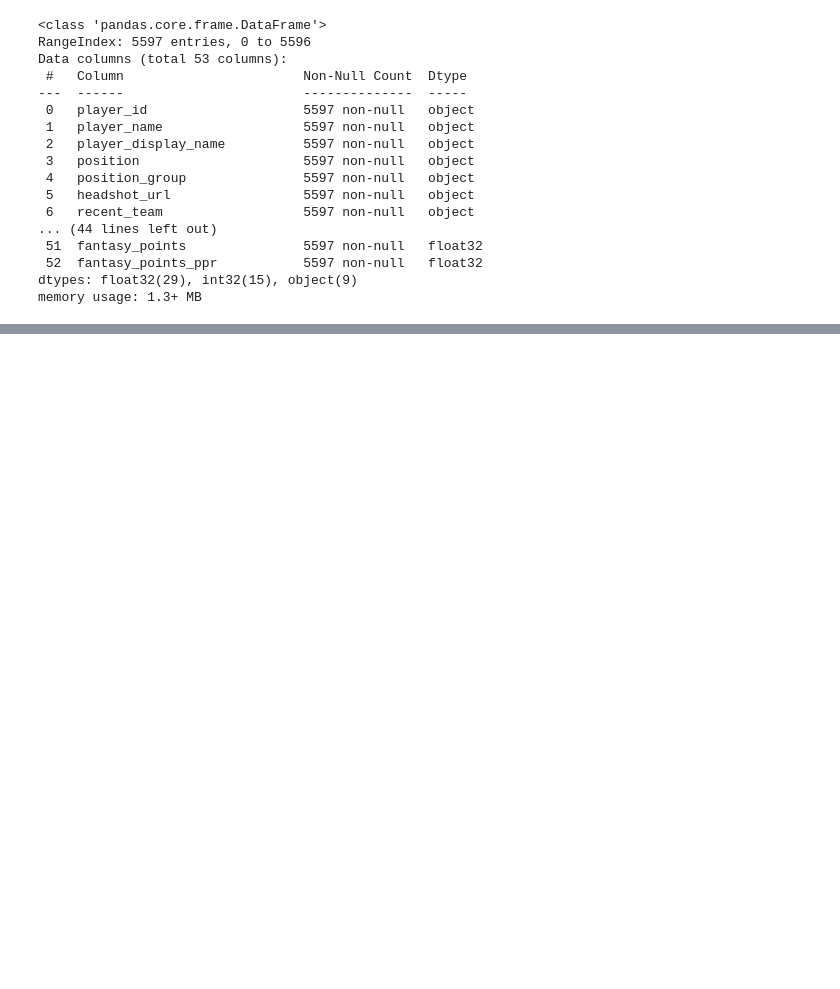
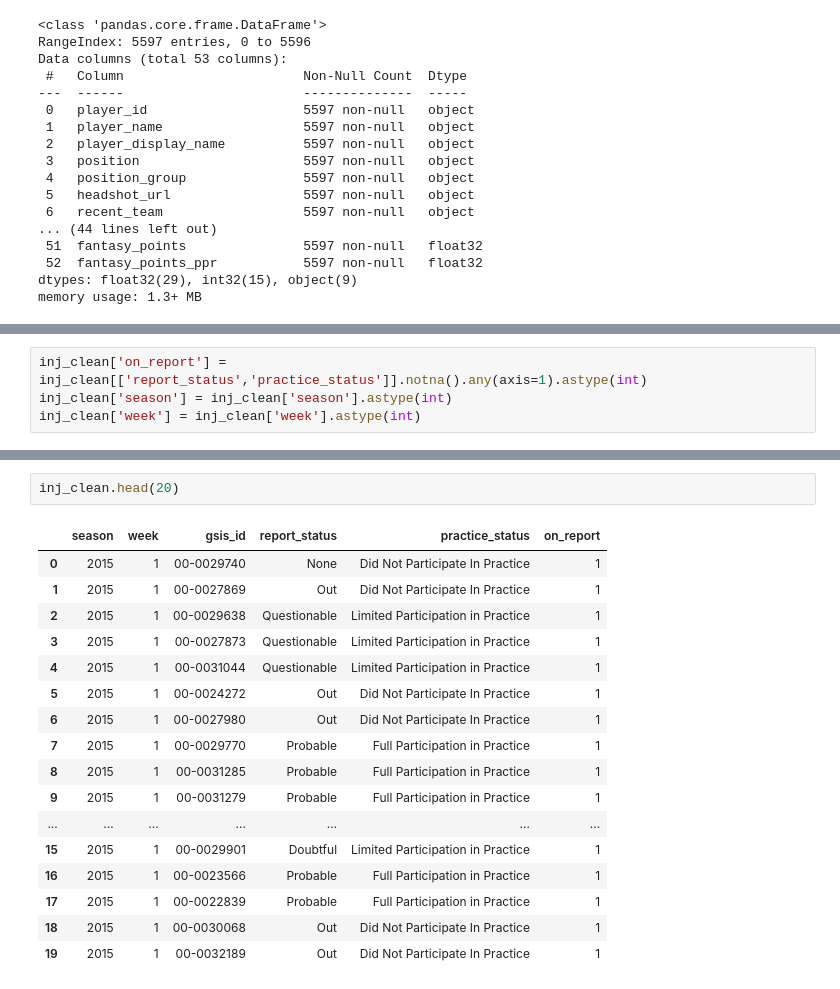
Before and after one commit to bohanbrancis/DS4420-Final-Project, a Jupyter notebook: DS4420_Project_Playground.ipynb, the cells around one changed output, grey strips where cells are left out. Cells and saved outputs as stored; diff of their text form; blank space fills up the shorter version.

```diff
--- a/DS4420_Project_Playground.ipynb
+++ b/DS4420_Project_Playground.ipynb
@@ -43,0 +111,4 @@ memory usage: 1.3+ MB
+# %%
+inj_clean['on_report'] = inj_clean[['report_status','practice_status']].notna().any(axis=1).astype(int)
+inj_clean['season'] = inj_clean['season'].astype(int)
+inj_clean['week'] = inj_clean['week'].astype(int)
@@ -43,0 +131,20 @@ memory usage: 1.3+ MB
+# %%
+inj_clean.head(20)
+# %% [output]
+|  | season | week | gsis_id | report_status | practice_status | on_report |
+| 0 | 2015 | 1 | 00-0029740 | None | Did Not Participate In Practice | 1 |
+| 1 | 2015 | 1 | 00-0027869 | Out | Did Not Participate In Practice | 1 |
+| 2 | 2015 | 1 | 00-0029638 | Questionable | Limited Participation in Practice | 1 |
+| 3 | 2015 | 1 | 00-0027873 | Questionable | Limited Participation in Practice | 1 |
+| 4 | 2015 | 1 | 00-0031044 | Questionable | Limited Participation in Practice | 1 |
+| 5 | 2015 | 1 | 00-0024272 | Out | Did Not Participate In Practice | 1 |
+| 6 | 2015 | 1 | 00-0027980 | Out | Did Not Participate In Practice | 1 |
+| 7 | 2015 | 1 | 00-0029770 | Probable | Full Participation in Practice | 1 |
+| 8 | 2015 | 1 | 00-0031285 | Probable | Full Participation in Practice | 1 |
+| 9 | 2015 | 1 | 00-0031279 | Probable | Full Participation in Practice | 1 |
+| ... | ... | ... | ... | ... | ... | ... |
+| 15 | 2015 | 1 | 00-0029901 | Doubtful | Limited Participation in Practice | 1 |
+| 16 | 2015 | 1 | 00-0023566 | Probable | Full Participation in Practice | 1 |
+| 17 | 2015 | 1 | 00-0022839 | Probable | Full Participation in Practice | 1 |
+| 18 | 2015 | 1 | 00-0030068 | Out | Did Not Participate In Practice | 1 |
+| 19 | 2015 | 1 | 00-0032189 | Out | Did Not Participate In Practice | 1 |
```
Also changed, not shown: parts of 24 cells of this notebook.
